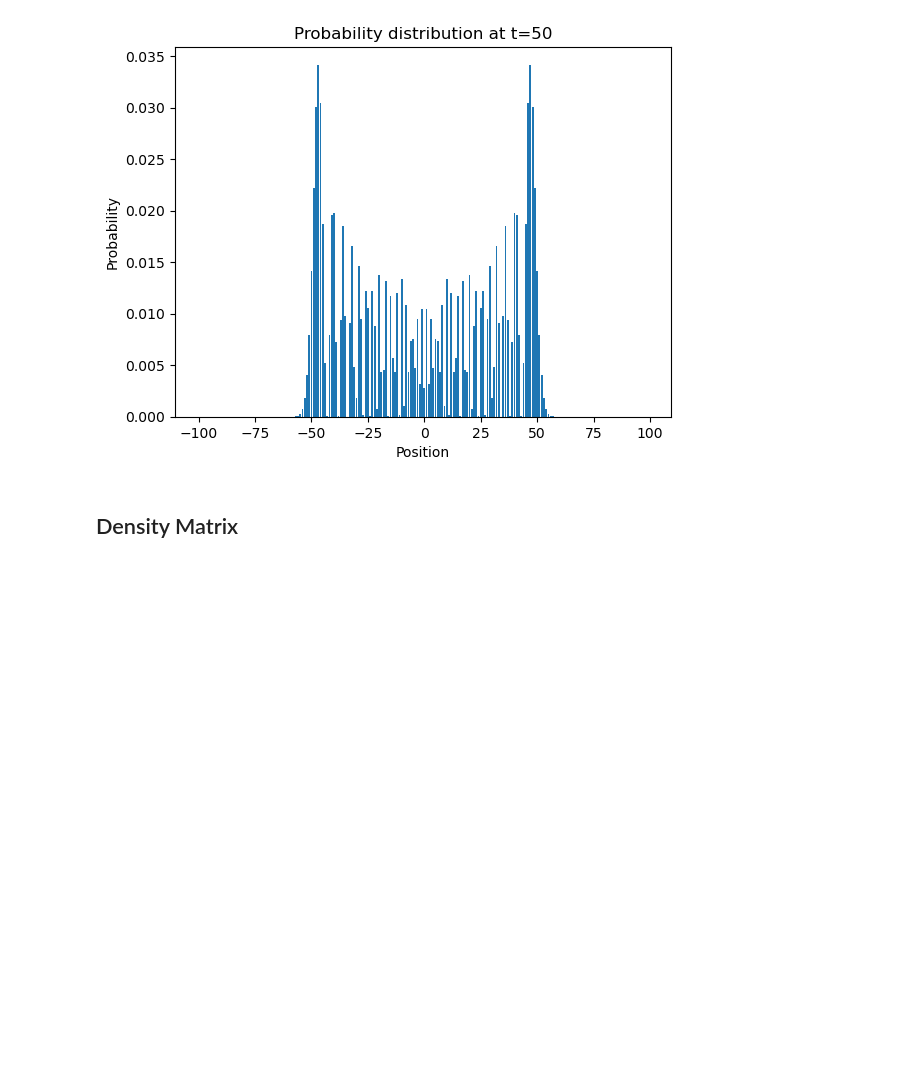
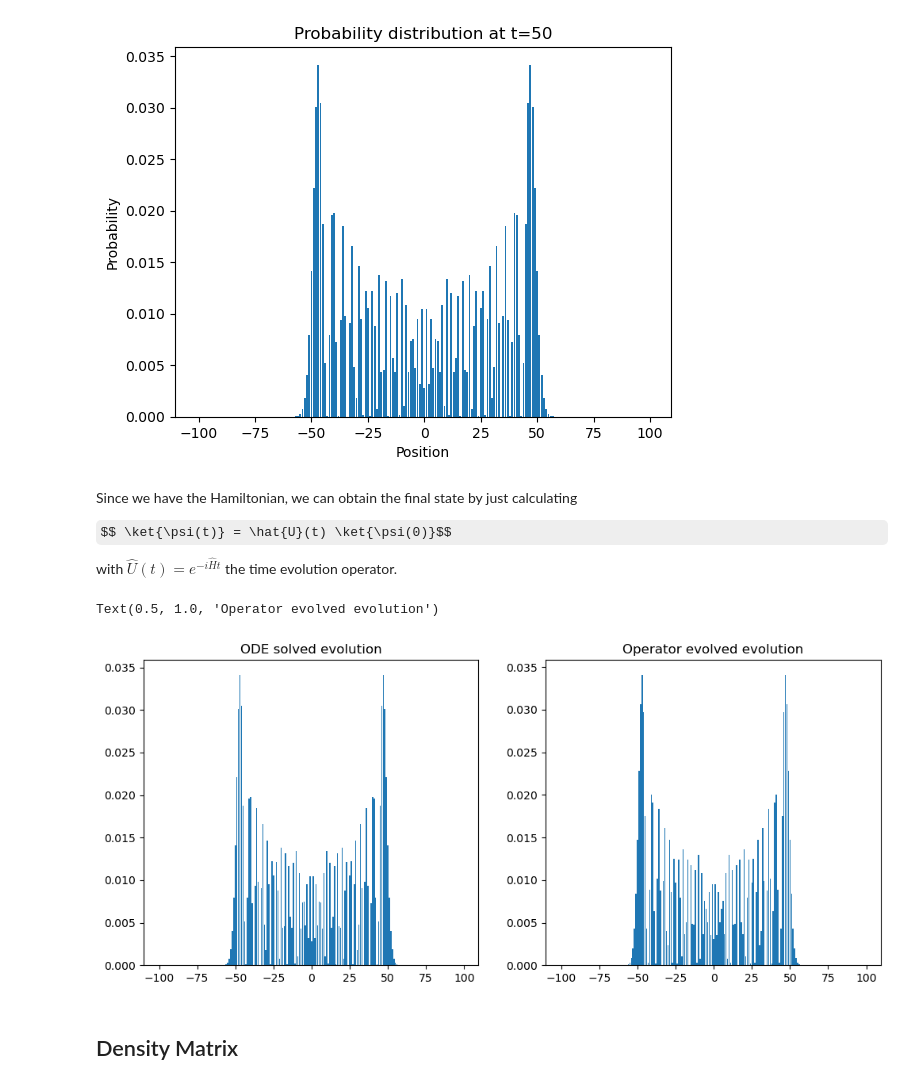
Before and after one commit to lresteghini/Quantum-Walks-course, a Jupyter notebook: Continuous_time_walks.ipynb, the cells around one changed output. Drawn from its saved outputs; the diff is of its cells as text; code cells hidden in the pictures; some formulas as TeX source; blank space fills up the shorter version.

Commit message:
Added operation evolution to Continuous

```diff
--- a/Continuous_time_walks.ipynb
+++ b/Continuous_time_walks.ipynb
@@ -59,6 +63,36 @@ plt.title('Probability distribution at t=50')
 # %% [output]
 Text(0.5, 1.0, 'Probability distribution at t=50')
 [figure]
+# %% [markdown]
+Since we have the Hamiltonian, we can obtain the final state by just calculating
+
+$$ \ket{\psi(t)} = \hat{U}(t) \ket{\psi(0)}$$
+
+with $\hat{U}(t) = e^{-i \hat{H} t}$ the time evolution operator.
+# %%
+from scipy.linalg import expm
+
+def Evol_vector(t, state):
+    return expm(-1j * Shift * t) @ state
+# %%
+f_state = Evol_vector(50, state)
+# %%
+pos_operator = Measure_pos(f_state)
+# %%
+import matplotlib.pyplot as plt
+
+fig, (p1, p2) = plt.subplots(1, 2, figsize=(12, 5))
+
+p1.bar(np.arange(len(pos)) - ring_size//2, pos)
+
+p1.set_title("ODE solved evolution")
+
+p2.bar(np.arange(len(pos_operator)) - ring_size//2, pos_operator)
+
+p2.set_title("Operator evolved evolution")
+# %% [output]
+Text(0.5, 1.0, 'Operator evolved evolution')
+[figure, added]
 # %% [markdown]
 ## Density Matrix
 # %% [markdown]
```
Also changed, not shown: parts of 10 cells of this notebook.
